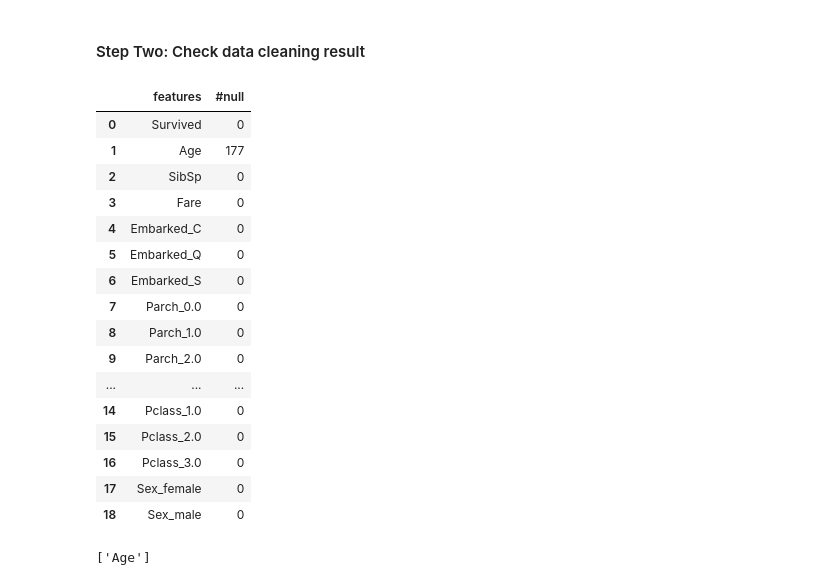
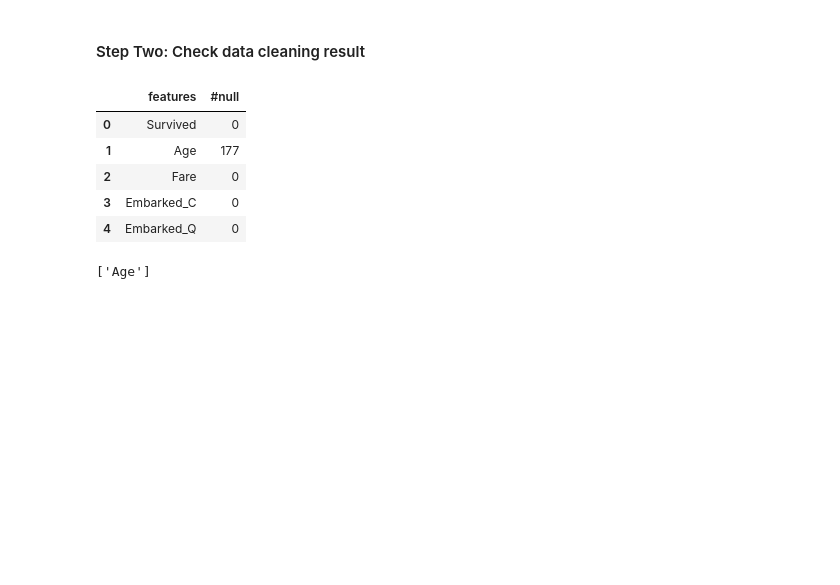
Before and after one commit to YC-Coder-Chen/Integrated-AUTO-ML, a Jupyter notebook: Demo_Titanic.ipynb, the cells around one changed output. Saved outputs shown, nothing was run; the diff lists cells and outputs as text; code cells hidden in the pictures; blank space fills up the shorter version.

```diff
--- a/Demo_Titanic.ipynb
+++ b/Demo_Titanic.ipynb
@@ -49,24 +49,13 @@ data = data.drop(drop+nan_col,axis=1)
 # %%
 # use check_missing function to check which features have N/A
 # returns (dataframe, column name list)
 s2 = feature_check(data, 'Survived') # set up checking object
-s2.check_missing()[0]
+s2.check_missing()[0].head()
 # %% [output]
 |  | features | #null |
 | 0 | Survived | 0 |
 | 1 | Age | 177 |
-| 2 | SibSp | 0 |
-| 3 | Fare | 0 |
-| 4 | Embarked_C | 0 |
-| 5 | Embarked_Q | 0 |
-| 6 | Embarked_S | 0 |
-| 7 | Parch_0.0 | 0 |
-| 8 | Parch_1.0 | 0 |
-| 9 | Parch_2.0 | 0 |
-| ... | ... | ... |
-| 14 | Pclass_1.0 | 0 |
-| 15 | Pclass_2.0 | 0 |
-| 16 | Pclass_3.0 | 0 |
-| 17 | Sex_female | 0 |
-| 18 | Sex_male | 0 |
+| 2 | Fare | 0 |
+| 3 | Embarked_C | 0 |
+| 4 | Embarked_Q | 0 |
 # %%
```
Also changed, not shown: parts of 14 cells of this notebook.
